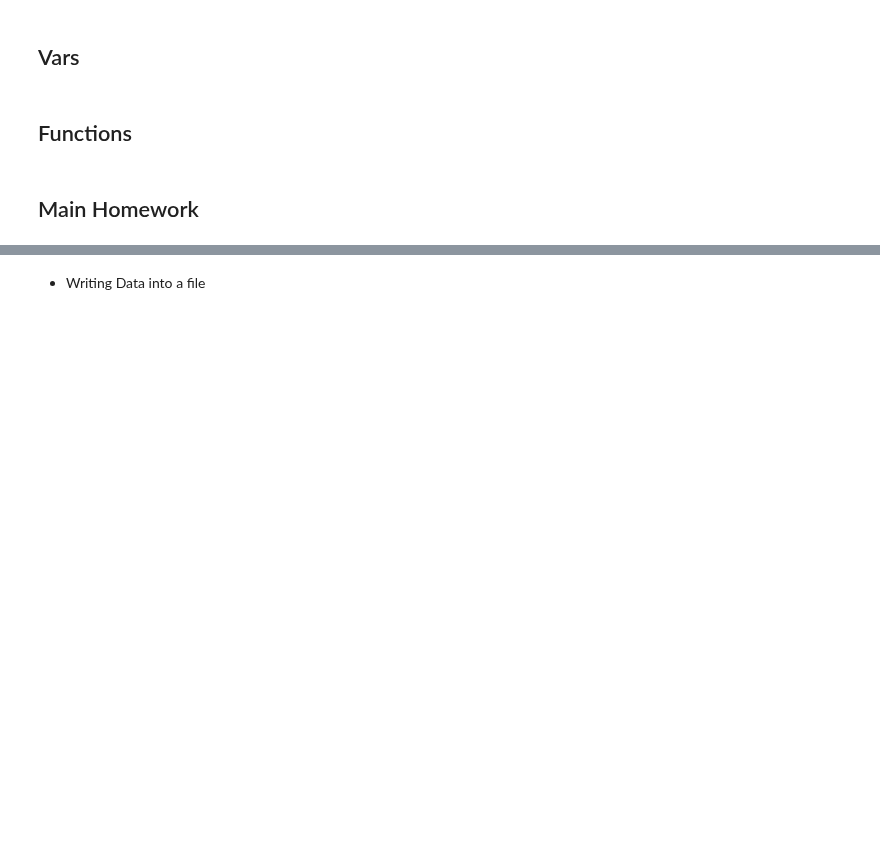
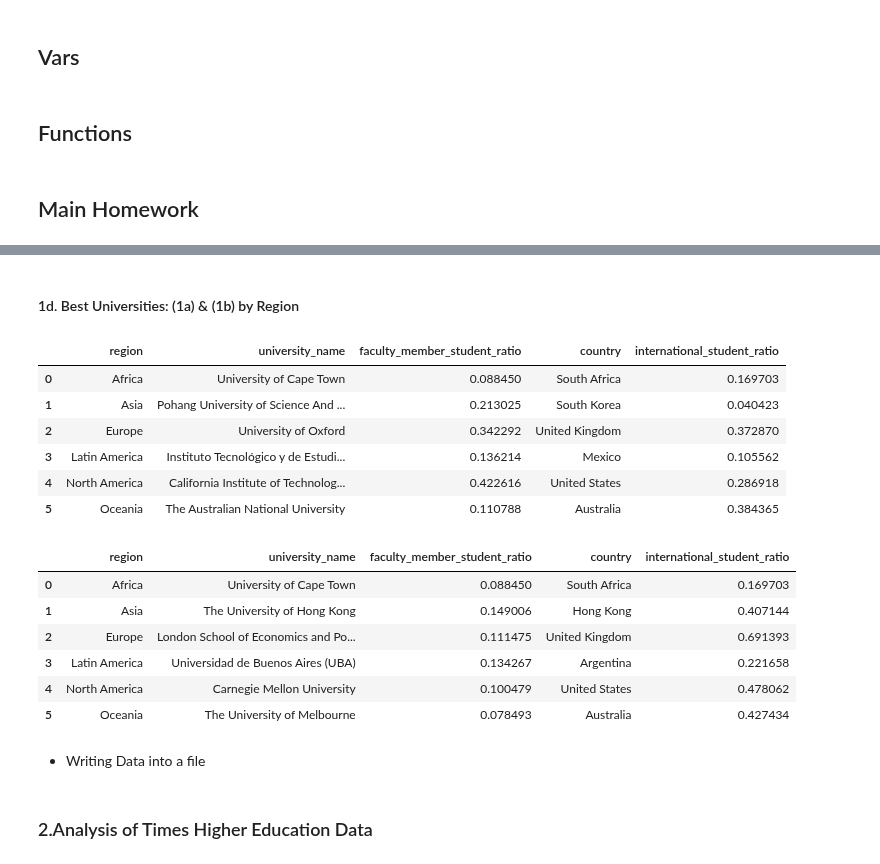
Before and after one commit to sanadhis/ADA-2017, a Jupyter notebook: 02 - Data from the Web/Homework 2.ipynb, the cells around one changed output, grey strips where cells are left out. Drawn from its saved outputs; the diff is of its cells as text; code cells hidden in the pictures; blank space fills up the shorter version.

```diff
--- a/02 - Data from the Web/Homework 2.ipynb
+++ b/02 - Data from the Web/Homework 2.ipynb
@@ -107,5 +178,31 @@ tu_top200.head()
+# %% [markdown]
+#### 1d. Best Universities: (1a) & (1b) by Region
+# %%
+df_c = f_members_students_r
+df_c['region'] = tu_top200['region']
+df_c['international_student_ratio'] = inter_students_r['international_student_ratio']
+
+display(df_c.sort_values('faculty_member_student_ratio', ascending=False).groupby('region', as_index=False).first())
+display(df_c.sort_values('international_student_ratio', ascending=False).groupby('region', as_index=False).first())
+# %% [output]
+|  | region | university_name | faculty_member_student_ratio | country | international_student_ratio |
+| 0 | Africa | University of Cape Town | 0.088450 | South Africa | 0.169703 |
+| 1 | Asia | Pohang University of Science And ... | 0.213025 | South Korea | 0.040423 |
+| 2 | Europe | University of Oxford | 0.342292 | United Kingdom | 0.372870 |
+| 3 | Latin America | Instituto Tecnológico y de Estudi... | 0.136214 | Mexico | 0.105562 |
+| 4 | North America | California Institute of Technolog... | 0.422616 | United States | 0.286918 |
+| 5 | Oceania | The Australian National University | 0.110788 | Australia | 0.384365 |
+|  | region | university_name | faculty_member_student_ratio | country | international_student_ratio |
+| 0 | Africa | University of Cape Town | 0.088450 | South Africa | 0.169703 |
+| 1 | Asia | The University of Hong Kong | 0.149006 | Hong Kong | 0.407144 |
+| 2 | Europe | London School of Economics and Po... | 0.111475 | United Kingdom | 0.691393 |
+| 3 | Latin America | Universidad de Buenos Aires (UBA) | 0.134267 | Argentina | 0.221658 |
+| 4 | North America | Carnegie Mellon University | 0.100479 | United States | 0.478062 |
+| 5 | Oceania | The University of Melbourne | 0.078493 | Australia | 0.427434 |
 # %% [markdown]
 * Writing Data into a file
 # %%
 tu_top200.to_pickle("tu_top200_pickle")
+# %% [markdown]
+### 2.Analysis of Times Higher Education Data
 # %%
```
Also changed, not shown: parts of 13 cells of this notebook.
